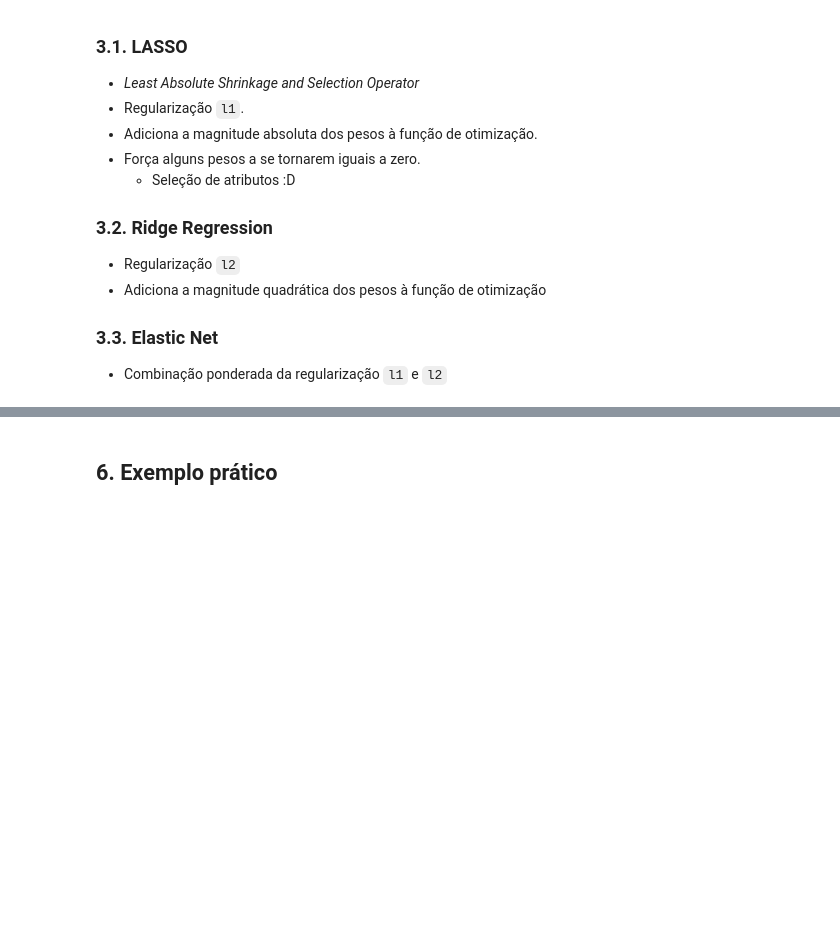
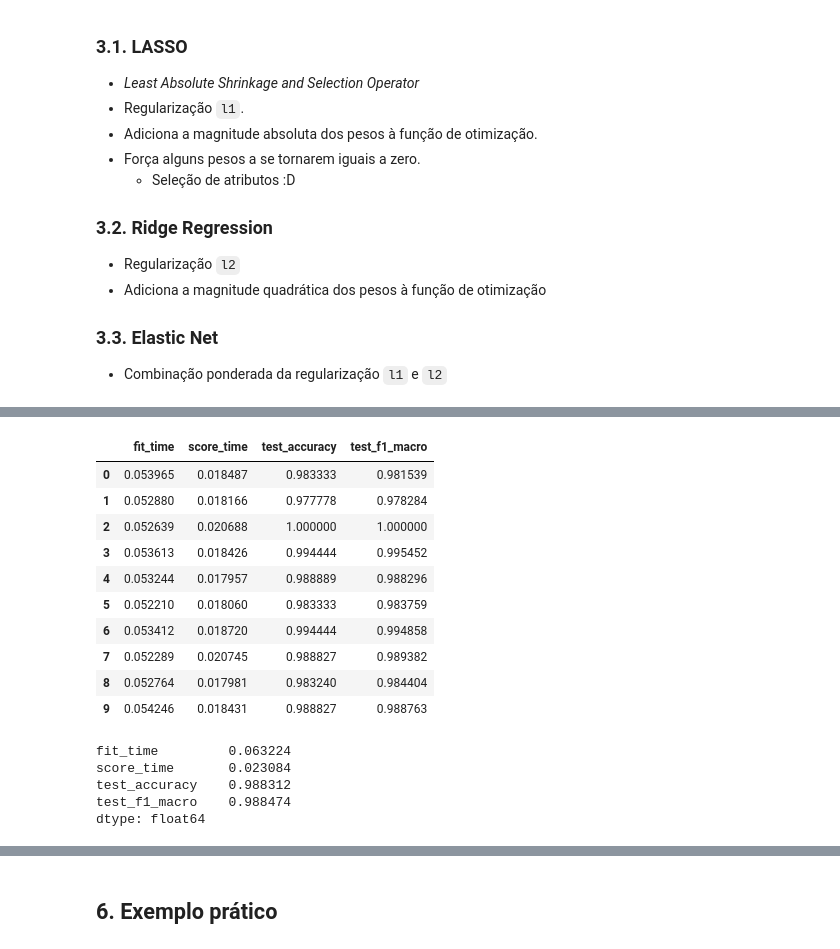
Before and after one commit to smastelini/eng-soft-ml-uel, a Jupyter notebook: aula-4.ipynb, the cells around one changed output, grey strips where cells are left out. Cells and saved outputs as stored; diff of their text form; code cells hidden in the pictures; blank space fills up the shorter version.

```diff
--- a/aula-4.ipynb
+++ b/aula-4.ipynb
@@ -234,0 +287,31 @@ $$sigmoid(\tilde{x}) = \dfrac{1}{1 + e^{-\tilde{x}}}$$
+# %%
+res_rbf = cross_validate(
+    SVC(kernel="rbf"),
+    X=X,
+    y=y,
+    scoring=["accuracy", "f1_macro"],
+    cv=KFold(n_splits=10, shuffle=True, random_state=8)
+)
+
+res_rbf = pd.DataFrame(res_rbf)
+res_rbf
+# %% [output]
+|  | fit_time | score_time | test_accuracy | test_f1_macro |
+| 0 | 0.053965 | 0.018487 | 0.983333 | 0.981539 |
+| 1 | 0.052880 | 0.018166 | 0.977778 | 0.978284 |
+| 2 | 0.052639 | 0.020688 | 1.000000 | 1.000000 |
+| 3 | 0.053613 | 0.018426 | 0.994444 | 0.995452 |
+| 4 | 0.053244 | 0.017957 | 0.988889 | 0.988296 |
+| 5 | 0.052210 | 0.018060 | 0.983333 | 0.983759 |
+| 6 | 0.053412 | 0.018720 | 0.994444 | 0.994858 |
+| 7 | 0.052289 | 0.020745 | 0.988827 | 0.989382 |
+| 8 | 0.052764 | 0.017981 | 0.983240 | 0.984404 |
+| 9 | 0.054246 | 0.018431 | 0.988827 | 0.988763 |
+# %%
+res_rbf.mean(axis=0)
+# %% [output]
+fit_time         0.063224
+score_time       0.023084
+test_accuracy    0.988312
+test_f1_macro    0.988474
+dtype: float64
```
Also changed, not shown: parts of 29 cells of this notebook, 1 other file.
